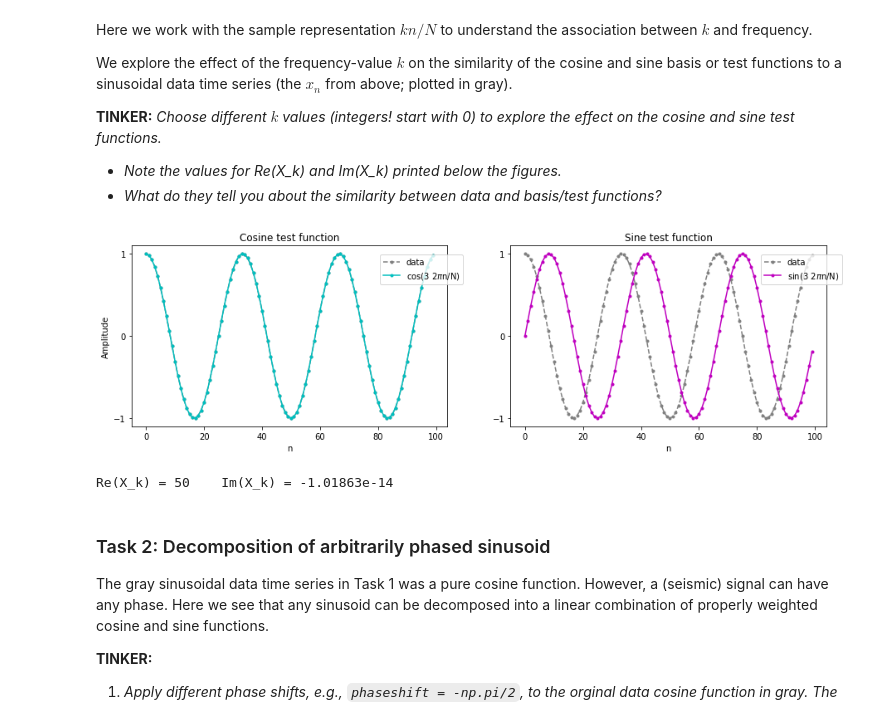
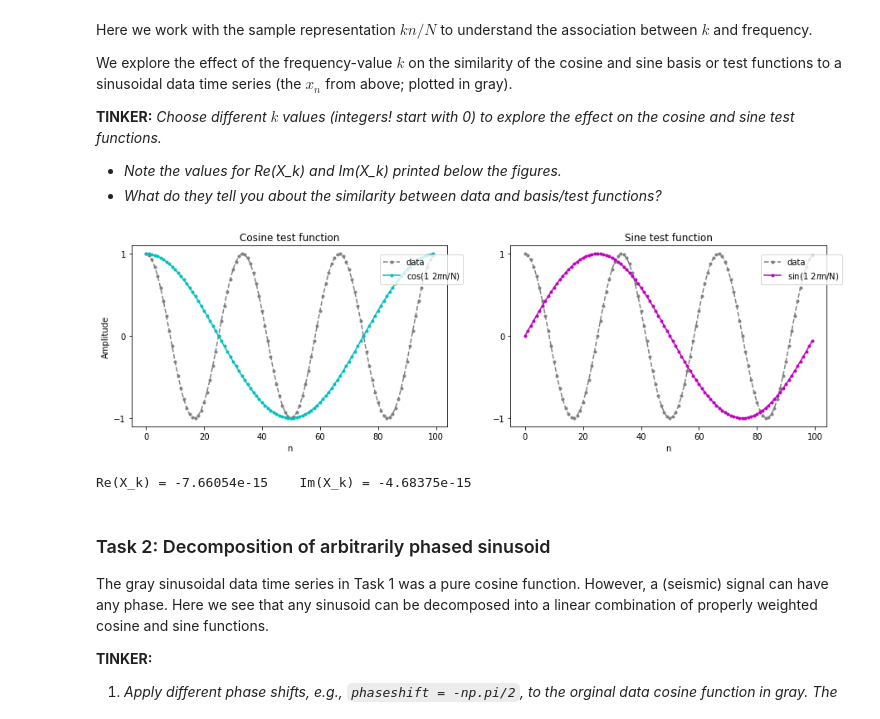
Before and after one commit to hillersg/teaching, a Jupyter notebook: notebook_UH_TeachingDemoJan2020.ipynb, the cells around one changed output. Cells and saved outputs as stored; diff of their text form; code cells hidden in the pictures.

```diff
--- a/notebook_UH_TeachingDemoJan2020.ipynb
+++ b/notebook_UH_TeachingDemoJan2020.ipynb
@@ -86,18 +90,18 @@ We explore the effect of the frequency-value $k$ on the similarity of the cosine
 * _What do they tell you about the similarity between data and basis/test functions?_
 # %%
 # TINKER LINE ... TINKER LINE ... TINKER LINE ... TINKER LINE ... TINKER LINE ...
-k = 3           # choose your k!
+k = 1          # choose your k!
 
-# k-test functions, and Re(X_k) and Im(X_k)
+# k-test functions, and Re(X_k) and Im(X_k)---these are the analysis equations!
 ktestcos = np.cos(k*argument);       ReXk =  np.sum(data*ktestcos)
 ktestsin = np.sin(k*argument);       ImXk = -np.sum(data*ktestsin)
 
 # plotting
 auxf.aux_plot_kcosinesine(k,n,data,ktestcos,ktestsin)
 print('Re(X_k) = %g    Im(X_k) = %g'%(ReXk,ImXk))
 # %% [output]
-[figure, old version]
+[figure, new version]
-Re(X_k) = 50    Im(X_k) = -1.01863e-14
+Re(X_k) = -7.66054e-15    Im(X_k) = -4.68375e-15
 # %% [markdown]
 ### Task 2: Decomposition of arbitrarily phased sinusoid
 
```
Also changed, not shown: parts of 4 cells of this notebook, 1 other file.
